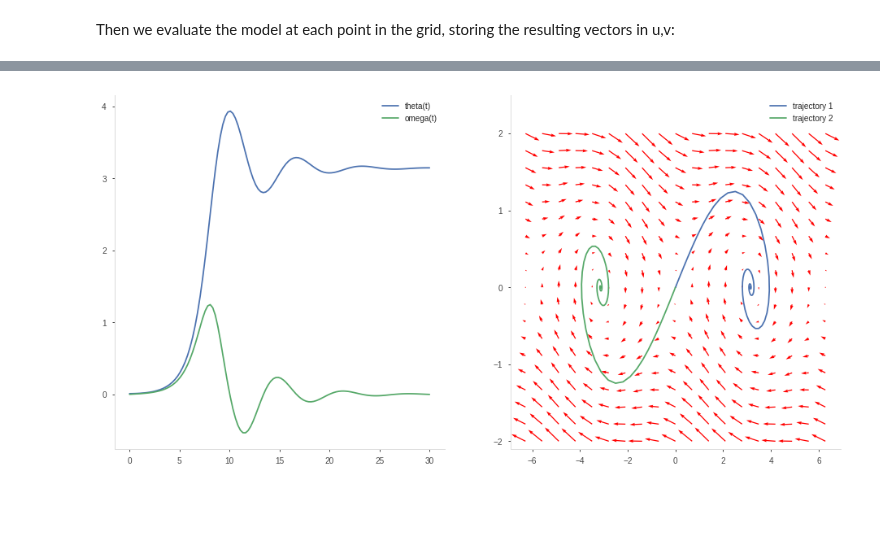
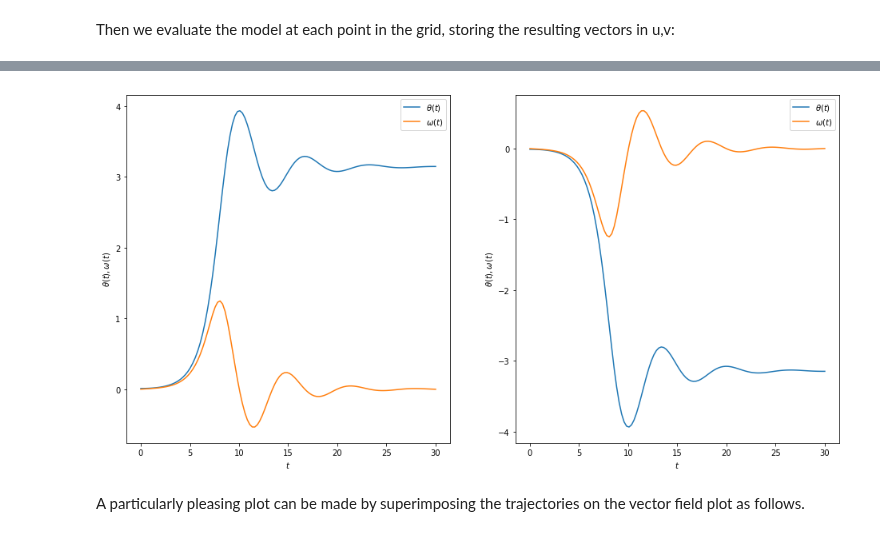
Before and after one commit to klavins/ECE447, a Jupyter notebook: lectures/dynamic_systems.ipynb, the cells around one changed output, grey strips where cells are left out. Drawn from its saved outputs; the diff is of its cells as text; code cells hidden in the pictures; blank space fills up the shorter version.

```diff
--- a/lectures/dynamic_systems.ipynb
+++ b/lectures/dynamic_systems.ipynb
@@ -143,16 +182,5 @@ for i in range(n):
 # %%
-plt.rcParams['axes.facecolor'] = 'white'
-plt.rcParams['axes.edgecolor'] = '#dddddd'
-plt.rcParams['axes.linewidth'] = 1
-plt.rcParams['xtick.major.size'] = 3
-plt.rcParams['ytick.major.size'] = 3
-plt.rcParams['xtick.color'] = '#444444'
-plt.rcParams['ytick.color'] = '#444444'
-plt.rcParams['axes.spines.top'] = False
-plt.rcParams['axes.spines.right'] = False
 plt.rcParams['figure.figsize'] = [10,8]
-plt.grid(c='white')
-
 Q = plt.quiver(Theta, Omega, u, v, color='r')
 plt.xlabel('$theta$')
 plt.ylabel('$omega$')
@@ -163,0 +229,5 @@ plt.ylim([-2.5, 2.5])
+# %%
+plt.rcParams['figure.figsize'] = [4,3]
+plt.plot(t,x);
+plt.xlabel('$t$');
+plt.ylabel('$x(t)$');
@@ -164,18 +277,22 @@ plt.ylim([-2.5, 2.5])
 # %%
-x0=[0.01,0];
 t = np.linspace(0., 30, 120)
-x1 = spi.odeint(f_pendulum,x0,t);
-x0=[-0.01,0];
-x2 = spi.odeint(f_pendulum,x0,t);
+x1 = spi.odeint(f_pendulum,[0.01,0],t);
+x2 = spi.odeint(f_pendulum,[-0.01,0],t);
 fig, ax = plt.subplots(1, 2, figsize=(16,8))
 
-ax[0].plot(t,x1[:,0],label="theta(t)");
-ax[0].plot(t,x1[:,1],label="omega(t)");
-ax[1].plot(x1[:,0],x1[:,1],label="trajectory 1");
-ax[1].plot(x2[:,0],x2[:,1],label="trajectory 2");
-ax[1].quiver(Theta, Omega, u, v, color='r')
-plt.ylim([-2.1, 2.5])
+ax[0].plot(t,x1[:,0],label="$\\theta(t)$");
+ax[0].plot(t,x1[:,1],label="$\omega(t)$");
+ax[1].plot(t,x2[:,0],label="$\\theta(t)$");
+ax[1].plot(t,x2[:,1],label="$\omega(t)$");
+
+ax[0].set_xlabel('$t$')
+ax[0].set_ylabel('$\\theta(t), \omega(t)$')
+ax[1].set_xlabel('$t$')
+ax[1].set_ylabel('$\\theta(t), \omega(t)$')
+
 ax[0].legend();
 ax[1].legend();
 # %% [output]
-[figure, old version]
+[figure, new version]
+# %% [markdown]
+A particularly pleasing plot can be made by superimposing the trajectories on the vector field plot as follows.
```
Also changed, not shown: parts of 37 cells of this notebook.
